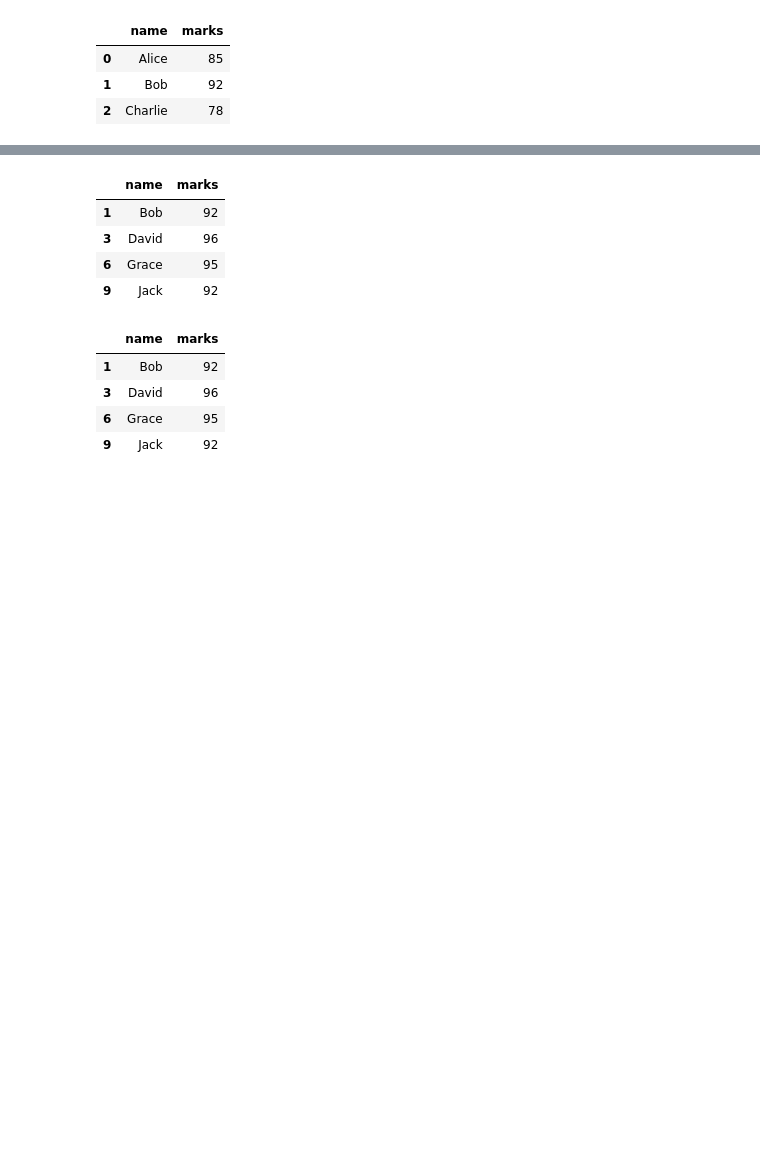
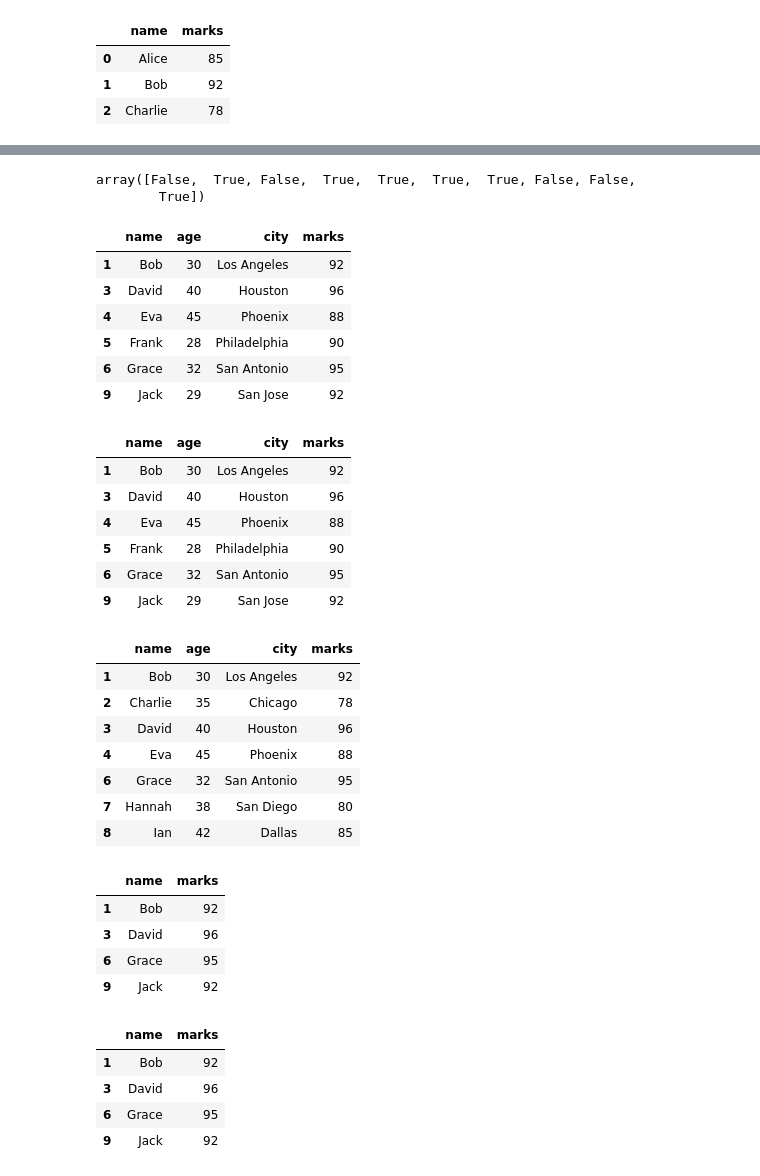
Before and after one commit to 23f2005522/MLP, a Jupyter notebook: LiveSession_2025_May_Term/week1/MLP_liveSession_Week1.ipynb, the cells around one changed output, grey strips where cells are left out. Saved outputs shown, nothing was run; the diff lists cells and outputs as text; code cells hidden in the pictures; blank space fills up the shorter version.

```diff
--- a/LiveSession_2025_May_Term/week1/MLP_liveSession_Week1.ipynb
+++ b/LiveSession_2025_May_Term/week1/MLP_liveSession_Week1.ipynb
@@ -993,21 +1218,50 @@ df[boolean series] ==  will return the rows where the boolean series is True as
+# %%
+(student_df["marks"] > 85).to_numpy()  # returns a NumPy array of boolean values indicating whether each student's marks are greater than 85.
+# %% [output]
+array([False,  True, False,  True,  True,  True,  True, False, False,
+        True])
 # %%
 # Students with marks greater than 85
-student_df[student_df["marks"] > 85]
+display(student_df.loc[student_df["marks"] > 85])
+display(student_df.iloc[(student_df["marks"] > 85).to_list()])
+
 
 # Students aged 30 or above
-student_df.loc[student_df["age"] >= 30]
+display(student_df.loc[student_df["age"] >= 30])
 
 # Select only required columns after filtering
 student_df.loc[
     student_df["marks"] > 90,
     ["name", "marks"]
 ]
 # %% [output]
-|  | name | marks |
-| 1 | Bob | 92 |
-| 3 | David | 96 |
-| 6 | Grace | 95 |
-| 9 | Jack | 92 |
+|  | name | age | city | marks |
+| 1 | Bob | 30 | Los Angeles | 92 |
+| 3 | David | 40 | Houston | 96 |
+| 4 | Eva | 45 | Phoenix | 88 |
+| 5 | Frank | 28 | Philadelphia | 90 |
+| 6 | Grace | 32 | San Antonio | 95 |
+| 9 | Jack | 29 | San Jose | 92 |
+|  | name | age | city | marks |
+| 1 | Bob | 30 | Los Angeles | 92 |
+| 3 | David | 40 | Houston | 96 |
+| 4 | Eva | 45 | Phoenix | 88 |
+| 5 | Frank | 28 | Philadelphia | 90 |
+| 6 | Grace | 32 | San Antonio | 95 |
+| 9 | Jack | 29 | San Jose | 92 |
+|  | name | age | city | marks |
+| 1 | Bob | 30 | Los Angeles | 92 |
+| 2 | Charlie | 35 | Chicago | 78 |
+| 3 | David | 40 | Houston | 96 |
+| 4 | Eva | 45 | Phoenix | 88 |
+| 6 | Grace | 32 | San Antonio | 95 |
+| 7 | Hannah | 38 | San Diego | 80 |
+| 8 | Ian | 42 | Dallas | 85 |
+|  | name | marks |
+| 1 | Bob | 92 |
+| 3 | David | 96 |
+| 6 | Grace | 95 |
+| 9 | Jack | 92 |
 # %%
 
             # student_df.loc[
```
Also changed, not shown: parts of 51 cells of this notebook, 13 other files.
